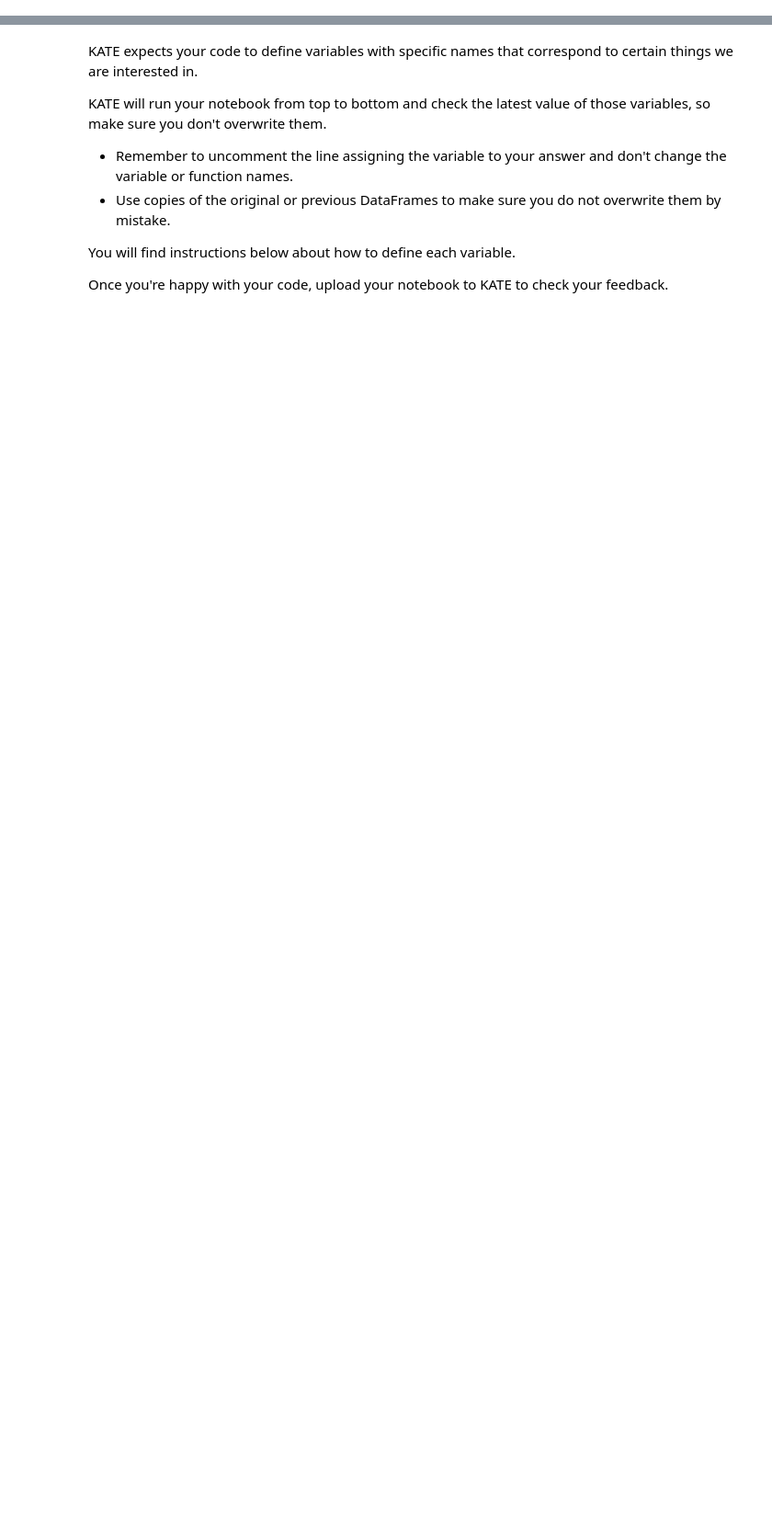
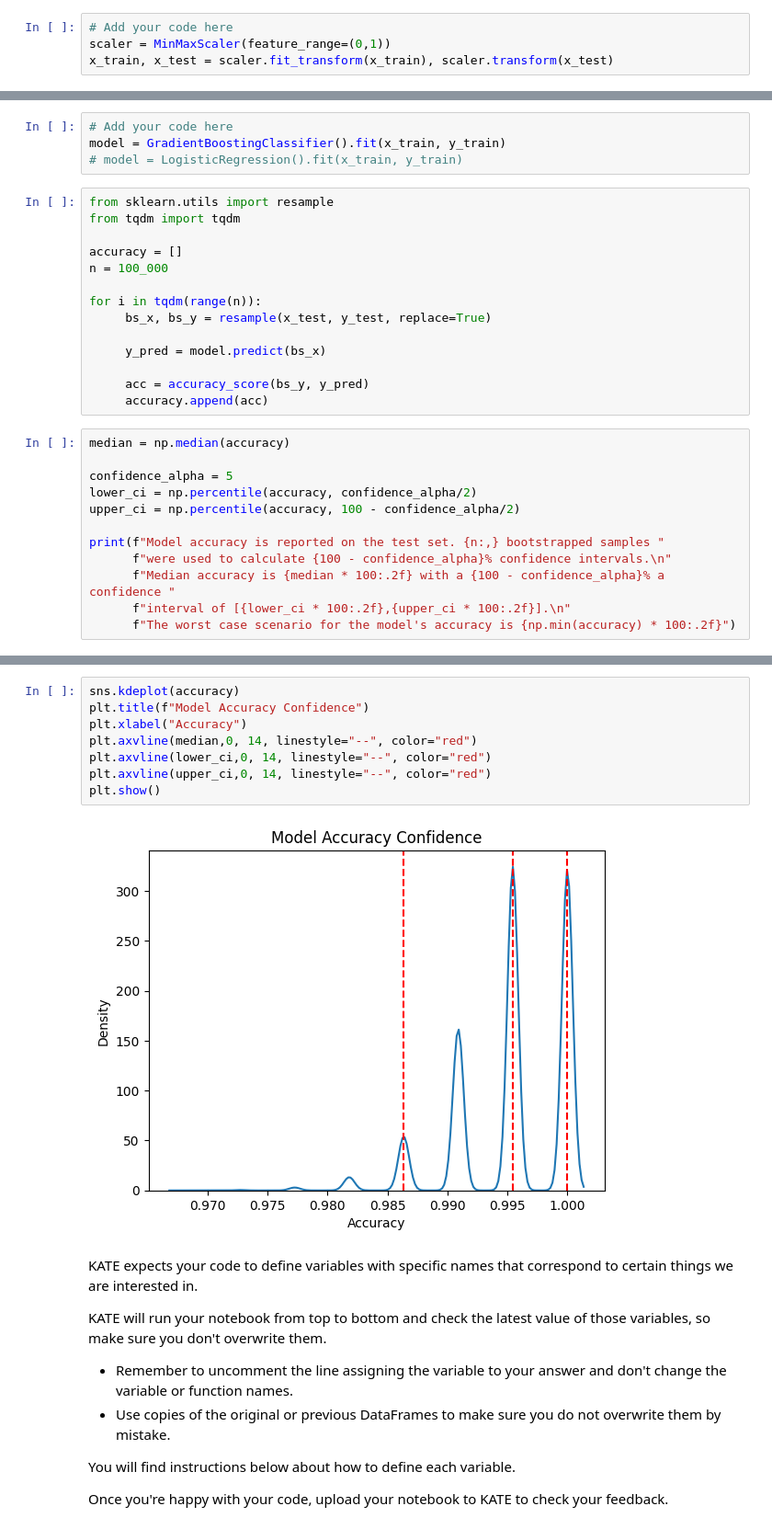
Before and after one commit to JackGreenaway/cambridge_spark, a Jupyter notebook: bootstrapping_model_pred.ipynb, the cells around one changed output, grey strips where cells are left out. Shown at 92% size. Cells and saved outputs as stored; diff of their text form; blank space fills up the shorter version.

```diff
--- a/bootstrapping_model_pred.ipynb
+++ b/bootstrapping_model_pred.ipynb
@@ -2,0 +50,4 @@
+# %%
+# Add your code here
+scaler = MinMaxScaler(feature_range=(0,1))
+x_train, x_test = scaler.fit_transform(x_train), scaler.transform(x_test)
@@ -2,0 +72,30 @@
+# %%
+# Add your code here
+model = GradientBoostingClassifier().fit(x_train, y_train)
+# model = LogisticRegression().fit(x_train, y_train)
+# %%
+from sklearn.utils import resample
+from tqdm import tqdm
+
+accuracy = []
+n = 100_000
+
+for i in tqdm(range(n)):
+     bs_x, bs_y = resample(x_test, y_test, replace=True)
+
+     y_pred = model.predict(bs_x)
+
+     acc = accuracy_score(bs_y, y_pred)
+     accuracy.append(acc)
+# %%
+median = np.median(accuracy)
+
+confidence_alpha = 5
+lower_ci = np.percentile(accuracy, confidence_alpha/2)
+upper_ci = np.percentile(accuracy, 100 - confidence_alpha/2)
+
+print(f"Model accuracy is reported on the test set. {n:,} bootstrapped samples "
+      f"were used to calculate {100 - confidence_alpha}% confidence intervals.\n"
+      f"Median accuracy is {median * 100:.2f} with a {100 - confidence_alpha}% a confidence "
+      f"interval of [{lower_ci * 100:.2f},{upper_ci * 100:.2f}].\n"
+      f"The worst case scenario for the model's accuracy is {np.min(accuracy) * 100:.2f}")
@@ -3,3 +106,13 @@
+# %%
+sns.kdeplot(accuracy)
+plt.title(f"Model Accuracy Confidence")
+plt.xlabel("Accuracy")
+plt.axvline(median,0, 14, linestyle="--", color="red")
+plt.axvline(lower_ci,0, 14, linestyle="--", color="red")
+plt.axvline(upper_ci,0, 14, linestyle="--", color="red")
+plt.show()
+# %% [output]
+[figure, added]
 # %% [markdown]
 KATE expects your code to define variables with specific names that correspond to certain things we are interested in.
 
```
Also changed, not shown: parts of 9 cells of this notebook.
